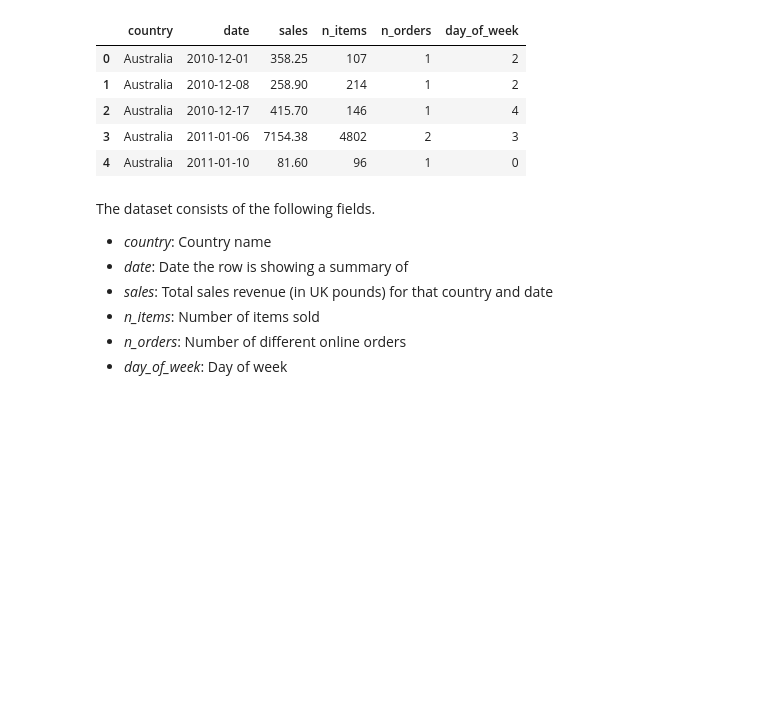
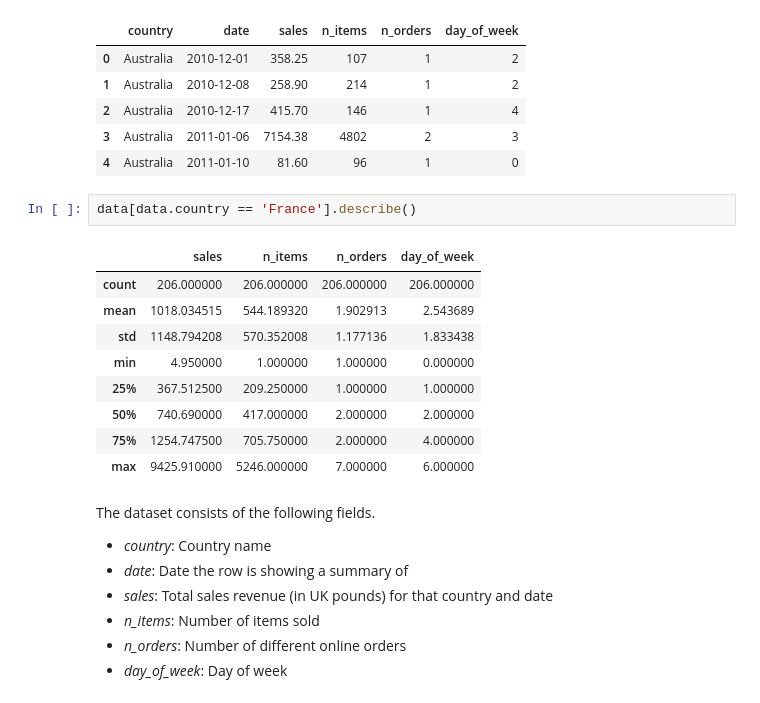
Before and after one commit to valentyna-koshelnyk/Data-Science-Academy, a Jupyter notebook: S01 - Bootcamp and Binary Classification/SLU03 - Visualization with Pandas and Matplotlib/Learning notebook.ipynb, the cells around one changed output. Saved outputs shown, nothing was run; the diff lists cells and outputs as text; blank space fills up the shorter version.

```diff
--- a/S01 - Bootcamp and Binary Classification/SLU03 - Visualization with Pandas and Matplotlib/Learning notebook.ipynb
+++ b/S01 - Bootcamp and Binary Classification/SLU03 - Visualization with Pandas and Matplotlib/Learning notebook.ipynb
@@ -42,6 +42,18 @@ data.head()
 | 2 | Australia | 2010-12-17 | 415.70 | 146 | 1 | 4 |
 | 3 | Australia | 2011-01-06 | 7154.38 | 4802 | 2 | 3 |
 | 4 | Australia | 2011-01-10 | 81.60 | 96 | 1 | 0 |
+# %%
+data[data.country == 'France'].describe()
+# %% [output]
+|  | sales | n_items | n_orders | day_of_week |
+| count | 206.000000 | 206.000000 | 206.000000 | 206.000000 |
+| mean | 1018.034515 | 544.189320 | 1.902913 | 2.543689 |
+| std | 1148.794208 | 570.352008 | 1.177136 | 1.833438 |
+| min | 4.950000 | 1.000000 | 1.000000 | 0.000000 |
+| 25% | 367.512500 | 209.250000 | 1.000000 | 1.000000 |
+| 50% | 740.690000 | 417.000000 | 2.000000 | 2.000000 |
+| 75% | 1254.747500 | 705.750000 | 2.000000 | 4.000000 |
+| max | 9425.910000 | 5246.000000 | 7.000000 | 6.000000 |
 # %% [markdown]
 The dataset consists of the following fields.
 
```
Also changed, not shown: parts of 7 cells of this notebook, 3 other files.
